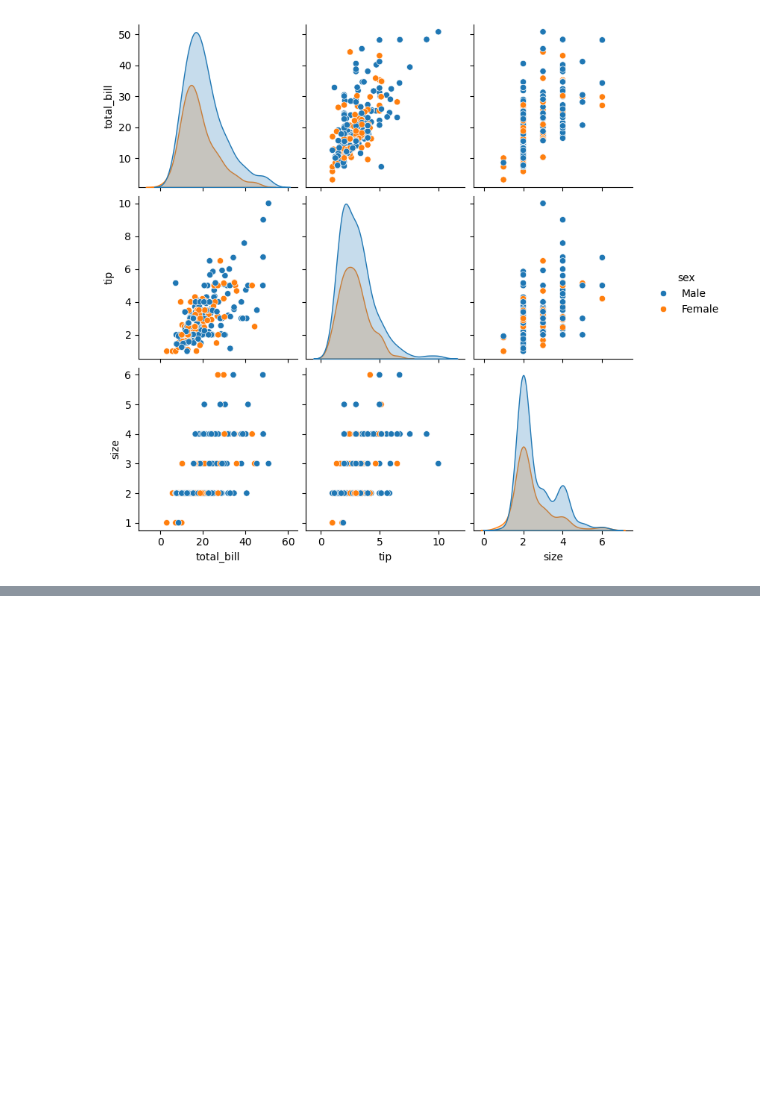
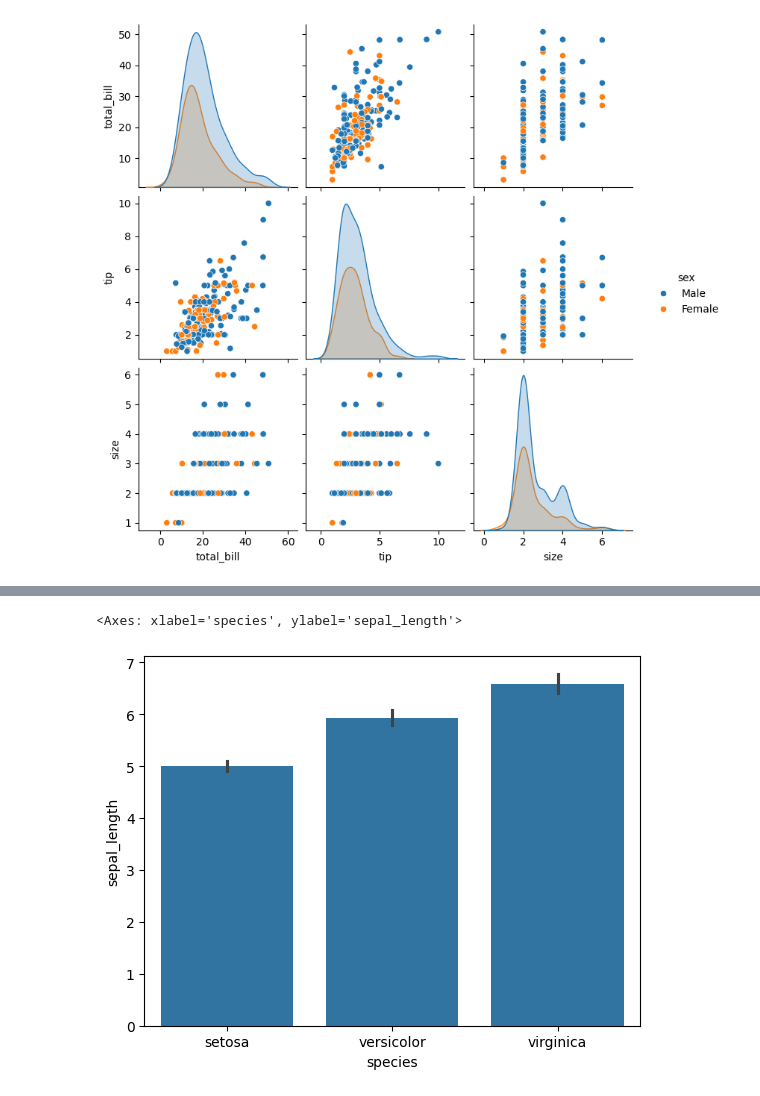
Before and after one commit to Priscilla-c179/Learn_Python_skills, a Jupyter notebook: seborn_session25.ipynb, the cells around one changed output, grey strips where cells are left out. Drawn from its saved outputs; the diff is of its cells as text; code cells hidden in the pictures; blank space fills up the shorter version.

```diff
--- a/seborn_session25.ipynb
+++ b/seborn_session25.ipynb
@@ -253,0 +285,6 @@ df1.head()
+# %%
+# barplot is good for aggregating data and showing means
+sns.barplot(data=df1,x="species",y="sepal_length",estimator=np.mean)
+# %% [output]
+<Axes: xlabel='species', ylabel='sepal_length'>
+[figure, added]
```
Also changed, not shown: parts of 14 cells of this notebook.
